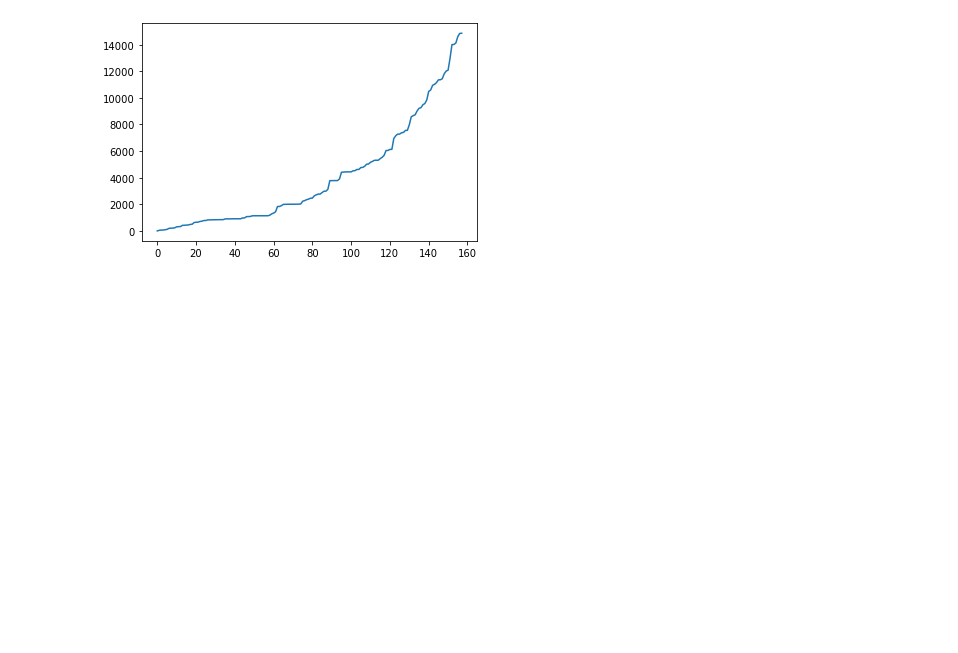
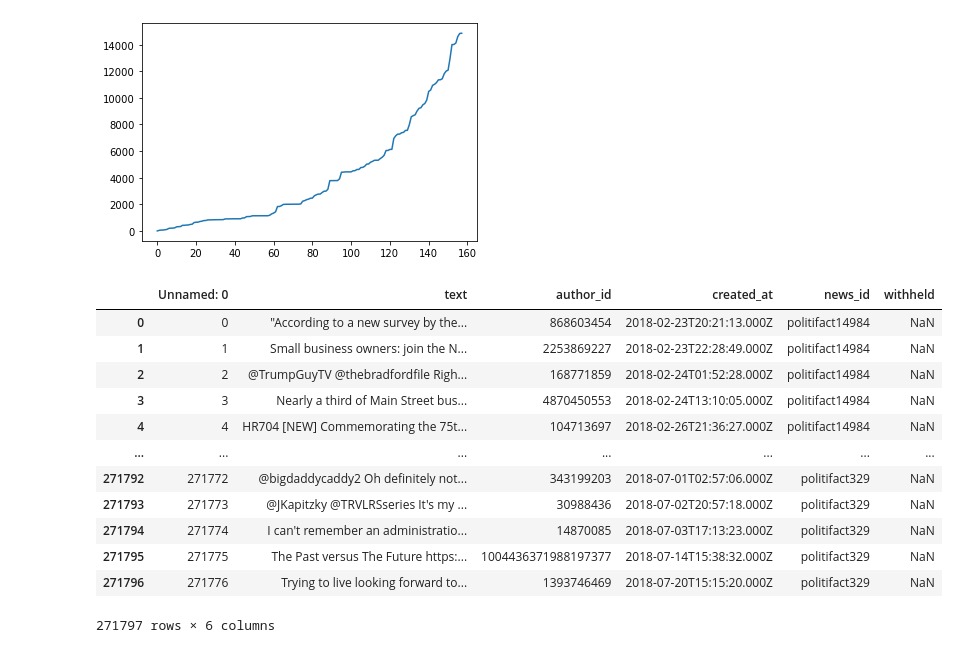
Before and after one commit to vtrikoupis/masters-thesis, a Jupyter notebook: tweet_times.ipynb, the cells around one changed output. Drawn from its saved outputs; the diff is of its cells as text; code cells hidden in the pictures; blank space fills up the shorter version.

```diff
--- a/tweet_times.ipynb
+++ b/tweet_times.ipynb
@@ -85,0 +88,16 @@ plt.show()
+# %%
+politifact_real_tweet_times.drop('id', axis=1)
+# %% [output]
+|  | Unnamed: 0 | text | author_id | created_at | news_id | withheld |
+| 0 | 0 | "According to a new survey by the... | 868603454 | 2018-02-23T20:21:13.000Z | politifact14984 | NaN |
+| 1 | 1 | Small business owners: join the N... | 2253869227 | 2018-02-23T22:28:49.000Z | politifact14984 | NaN |
+| 2 | 2 | @TrumpGuyTV @thebradfordfile Righ... | 168771859 | 2018-02-24T01:52:28.000Z | politifact14984 | NaN |
+| 3 | 3 | Nearly a third of Main Street bus... | 4870450553 | 2018-02-24T13:10:05.000Z | politifact14984 | NaN |
+| 4 | 4 | HR704 [NEW] Commemorating the 75t... | 104713697 | 2018-02-26T21:36:27.000Z | politifact14984 | NaN |
+| ... | ... | ... | ... | ... | ... | ... |
+| 271792 | 271772 | @bigdaddycaddy2 Oh definitely not... | 343199203 | 2018-07-01T02:57:06.000Z | politifact329 | NaN |
+| 271793 | 271773 | @JKapitzky @TRVLRSseries It's my ... | 30988436 | 2018-07-02T20:57:18.000Z | politifact329 | NaN |
+| 271794 | 271774 | I can't remember an administratio... | 14870085 | 2018-07-03T17:13:23.000Z | politifact329 | NaN |
+| 271795 | 271775 | The Past versus The Future https:... | 1004436371988197377 | 2018-07-14T15:38:32.000Z | politifact329 | NaN |
+| 271796 | 271776 | Trying to live looking forward to... | 1393746469 | 2018-07-20T15:15:20.000Z | politifact329 | NaN |
+271797 rows × 6 columns
```
Also changed, not shown: parts of 9 cells of this notebook, 11 other files.
